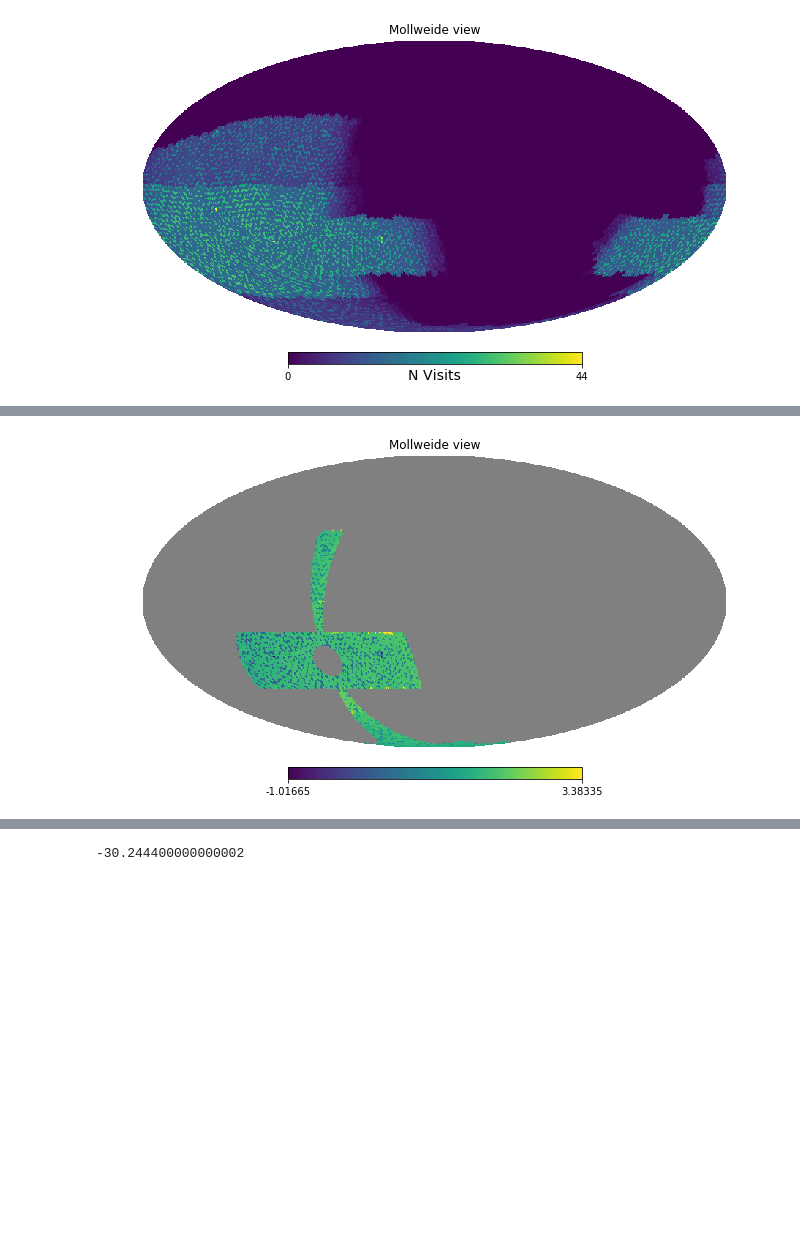
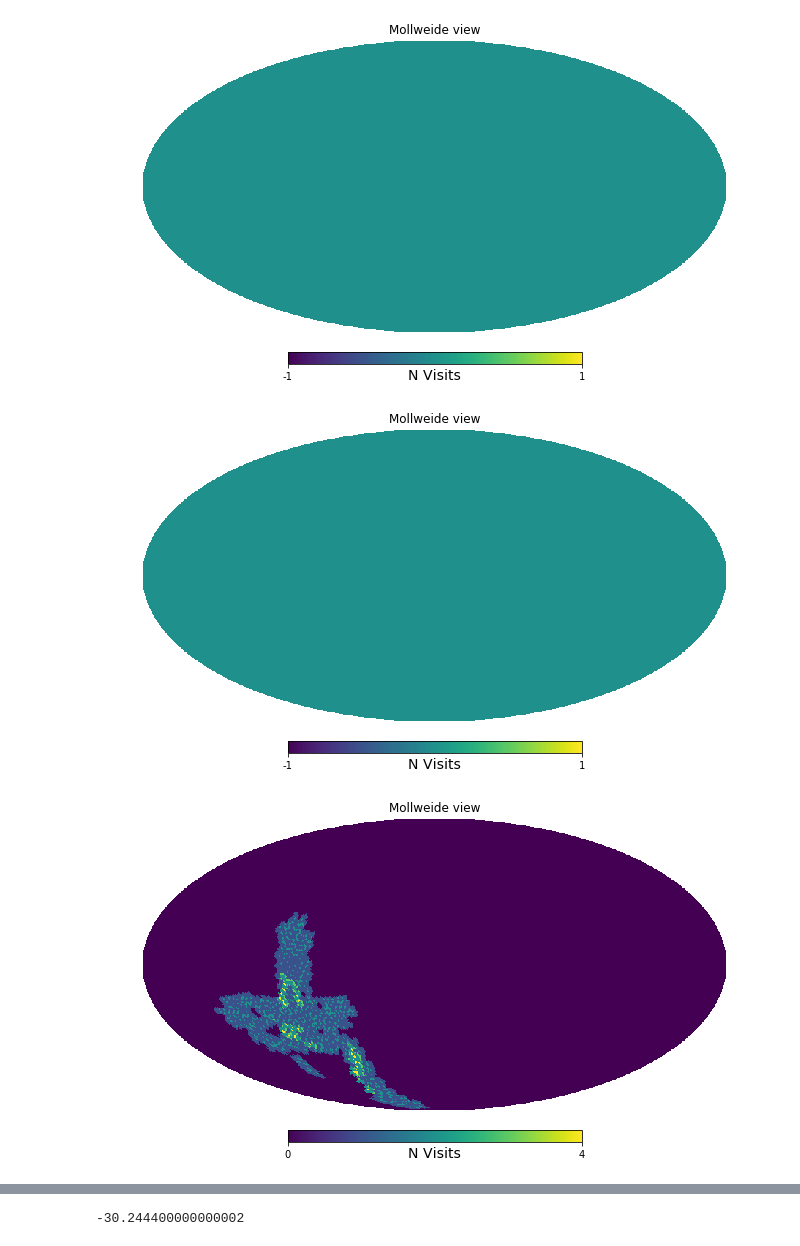
Before and after one commit to lsst-sims/legacy_sims_featureScheduler, a Jupyter notebook: examples/marching_examine.ipynb, the cells around one changed output, grey strips where cells are left out. Saved outputs shown, nothing was run; the diff lists cells and outputs as text; code cells hidden in the pictures; blank space fills up the shorter version.

Commit message:
ugh, messed up target map basis function

```diff
--- a/examples/marching_examine.ipynb
+++ b/examples/marching_examine.ipynb
@@ -6,19 +6,29 @@ import lsst.sims.featureScheduler as fs
 from lsst.sims.speedObservatory import Speed_observatory
 import healpy as hp
 # %%
-survey_length = 30 # days
+survey_length = 0.2 # days
 # Define what we want the final visit ratio map to look like
-target_map = fs.standard_goals()['r']
+target_map = fs.standard_goals()
+target_filter_ratio = fs.filter_count_ratios(target_map)
+filters = ['u', 'g', 'r', 'i', 'z', 'y']
+surveys = []
 
-bfs = []
-bfs.append(fs.Depth_percentile_basis_function())
-bfs.append(fs.Target_map_basis_function(target_map=target_map))
-bfs.append(fs.North_south_patch_basis_function())
-bfs.append(fs.Slewtime_basis_function())
+for filtername in filters:
 
-weights = np.array([.5, 1., 1., 1.])
-survey = fs.Simple_greedy_survey_fields(bfs, weights, block_size=1)
-scheduler = fs.Core_scheduler([survey])
+    bfs = []
+    bfs.append(fs.Depth_percentile_basis_function(filtername=filtername))
+    bfs.append(fs.Target_map_basis_function(filtername=filtername,
+                                            target_map=target_map[filtername],
+                                           filter_ratios=target_filter_ratio))
+
+    bfs.append(fs.North_south_patch_basis_function())
+    bfs.append(fs.Slewtime_basis_function())
+    bfs.append(fs.Filter_change_basis_function(filtername=filtername))
+
+    weights = np.array([.5, 1., 1., 1., 0.1])
+    surveys.append(fs.Simple_greedy_survey_fields(bfs, weights, block_size=1))
+
+scheduler = fs.Core_scheduler(surveys)
 
 observatory = Speed_observatory()
 observatory, scheduler, observations = fs.sim_runner(observatory, scheduler,
@@ -33,4 +42,7 @@ progress = 100.0%Completed 21490 observations
 # %%
-hp.mollview(scheduler.surveys[0].basis_functions[1].survey_features['N_obs'].feature,  unit='N Visits')
+for survey in scheduler.surveys:
+    hp.mollview(survey.basis_functions[1].survey_features['N_obs'].feature,  unit='N Visits')
 # %% [output]
-[figure, old version]
+[figure, new version]
+[figure, added]
+[figure, added]
@@ -37,4 +51,0 @@ hp.mollview(scheduler.surveys[0].basis_functions[1].survey_features['N_obs'].fea
-# %%
-hp.mollview(scheduler.surveys[0].reward)
-# %% [output]
-[figure, removed]
```
Also changed, not shown: parts of 10 cells of this notebook, 3 other files.
